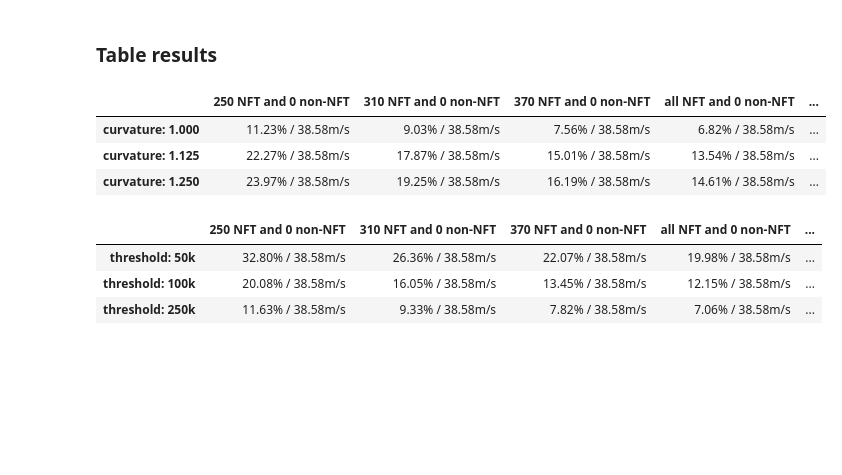
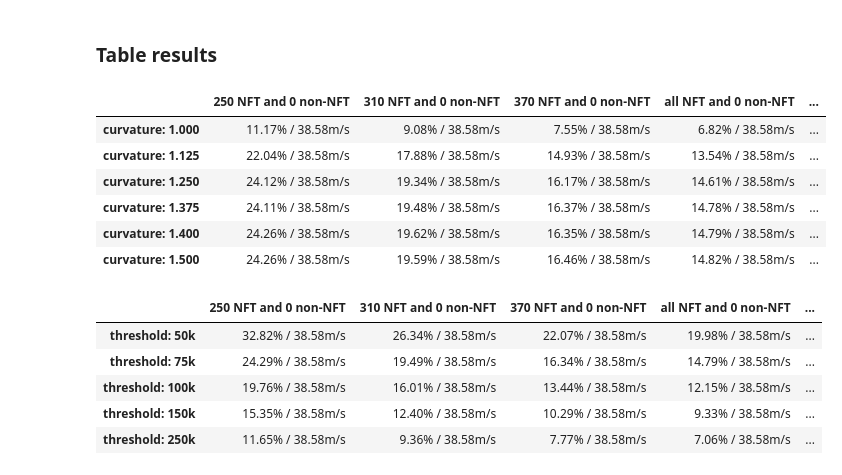
Before and after one commit to hoprnet/ct-research, a Jupyter notebook: ct-app/__simulations__/apy_comparison.ipynb, the cells around one changed output. Cells and saved outputs as stored; diff of their text form; code cells hidden in the pictures; blank space fills up the shorter version.

```diff
--- a/ct-app/__simulations__/apy_comparison.ipynb
+++ b/ct-app/__simulations__/apy_comparison.ipynb
@@ -14,7 +14,7 @@ def stake_transformation(values, slope, curvature, threshold):
 
     for x in values:
         if x <= 30e3:
-            transformed_stakes.append(1e-10)
+            transformed_stakes.append(1e-20)
         elif x <= threshold:
             f_x = slope * x
             transformed_stakes.append(f_x)
@@ -31,7 +31,7 @@ def compute_probabilities(stakes: list):
 def compute_rewards(probabilities: list, budget: int):
     return [p * budget for p in probabilities]
 
-def compute_apy(opt: dict, data: list, percentage: bool = False, average: bool = True):
+def compute_apy(opt: dict, data: list, percentage: bool = False, average: bool = True, on_stake: bool = False):
     transformed_stakes = stake_transformation(data, **opt["model_arguments"])
 
     probabilities = compute_probabilities(transformed_stakes)
@@ -43,7 +43,7 @@ def compute_apy(opt: dict, data: list, percentage: bool = False, average: bool =
     else:
         factor = 1
 
-    period_apy = [r / s for r, s in zip(rewards, transformed_stakes)]
+    period_apy = [r / s for r, s in zip(rewards, data if on_stake else transformed_stakes)]
     yearly_apy = [apy * 12 / opt["period_in_months"] * factor for apy in period_apy]
 
     apy = sum(yearly_apy) / len(yearly_apy) if average else yearly_apy
@@ -68,7 +68,6 @@ def probabilistic_apy(datas: list[list], options: list[dict], steps:int = 100):
 
     for idx, opt in enumerate(options):
         for _ in range(steps):
-
             stakes = []
             for data, count in zip(datas, opt["data_count"]):
                 if not count:
@@ -238,7 +237,7 @@ staking_info_nft_holders = list(raw_data[~condition]["actual_stake_x"])
 staking_info_non_nft_holders = list(raw_data[condition]["actual_stake_x"])
 staking_info_all = list(raw_data["actual_stake_x"])
 
-datas = [staking_info_nft_holders, staking_info_non_nft_holders, [500_000]]
+datas = [staking_info_nft_holders, staking_info_non_nft_holders, [500_000/0.041]]
 
 # aim for 15% APY
 prefered = {
@@ -259,25 +258,23 @@ prefered = {
 # %% [markdown]
 ### Economic model
 # %%
-options = [deepcopy(prefered) for _ in range(5)]
+prefered_vars = [deepcopy(prefered) for _ in range(5)]
 
-options[0]["data_count"] = [250, 0, 0]
-options[1]["data_count"] = [310, 0, 0]
-options[2]["data_count"] = [370, 0, 0]
-options[3]["data_count"] = ["all", 0, 0]
-options[4]["data_count"] = ["all", "all", 0]
+prefered_vars[0]["data_count"] = [250, 0, 0]
+prefered_vars[1]["data_count"] = [310, 0, 0]
+prefered_vars[2]["data_count"] = [370, 0, 0]
+prefered_vars[3]["data_count"] = ["all", 0, 0]
+prefered_vars[4]["data_count"] = ["all", "all", 0]
 
-for idx, opt in enumerate(options[:-1]):
+for idx, opt in enumerate(prefered_vars[:-1]):
     opt["legend"] = f"(month {idx})"
 
-options[-1]["legend"] = f"(long-term)"
+prefered_vars[-1]["legend"] = f"(long-term)"
 
-for idx, opt in enumerate(options):
+for idx, opt in enumerate(prefered_vars):
     opt["legend"] = f"{opt['data_count'][0]} NFT and {opt['data_count'][1]} non-NFT holders\n{opt['legend']}"
 
-
-
-generate_simulation_graph(datas, options, title=f"Realistic scenario: 250 node runners day 1 + 15/week\nbudget of {prefered['budget']/1000:.0f}k every {prefered['period_in_months']} month, ticket price at 0.001")
+generate_simulation_graph(datas, prefered_vars, title=f"Realistic scenario: 250 node runners day 1 + 15/week\nbudget of {prefered_vars[0]['budget']/1000:.0f}k every {prefered_vars[0]['period_in_months']} month, ticket price at 0.001")
 # %% [output]
 [figure]
 # %%
@@ -440,23 +437,26 @@ counts = [
 ]
 columns = [f"{count[0]} NFT and {count[1]} non-NFT" for count in counts]
 # %%
-curvatures = [1, 1.125, 1.25]
+curvatures = [1, 1.125, 1.25, 1.375, 1.4, 1.5]
 rows = [f"curvature: {curvature:.3f}" for curvature in curvatures]
 options = [deepcopy(prefered) for _ in range(len(curvatures))]
 
 for opt, curvature in zip(options, curvatures):
     opt["model_arguments"]["curvature"] = curvature
 
 df_combined = pd.DataFrame(generate_simulation_table(datas, options, counts)[2], rows, columns)
 
 display(df_combined)
 # %% [output]
 |  | 250 NFT and 0 non-NFT | 310 NFT and 0 non-NFT | 370 NFT and 0 non-NFT | all NFT and 0 non-NFT | ... |
-| curvature: 1.000 | 11.23% / 38.58m/s | 9.03% / 38.58m/s | 7.56% / 38.58m/s | 6.82% / 38.58m/s | ... |
-| curvature: 1.125 | 22.27% / 38.58m/s | 17.87% / 38.58m/s | 15.01% / 38.58m/s | 13.54% / 38.58m/s | ... |
-| curvature: 1.250 | 23.97% / 38.58m/s | 19.25% / 38.58m/s | 16.19% / 38.58m/s | 14.61% / 38.58m/s | ... |
+| curvature: 1.000 | 11.17% / 38.58m/s | 9.08% / 38.58m/s | 7.55% / 38.58m/s | 6.82% / 38.58m/s | ... |
+| curvature: 1.125 | 22.04% / 38.58m/s | 17.88% / 38.58m/s | 14.93% / 38.58m/s | 13.54% / 38.58m/s | ... |
+| curvature: 1.250 | 24.12% / 38.58m/s | 19.34% / 38.58m/s | 16.17% / 38.58m/s | 14.61% / 38.58m/s | ... |
+| curvature: 1.375 | 24.11% / 38.58m/s | 19.48% / 38.58m/s | 16.37% / 38.58m/s | 14.78% / 38.58m/s | ... |
+| curvature: 1.400 | 24.26% / 38.58m/s | 19.62% / 38.58m/s | 16.35% / 38.58m/s | 14.79% / 38.58m/s | ... |
+| curvature: 1.500 | 24.26% / 38.58m/s | 19.59% / 38.58m/s | 16.46% / 38.58m/s | 14.82% / 38.58m/s | ... |
 # %%
-thresholds = [50e3, 100e3, 250e3]
+thresholds = [50e3, 75e3, 100e3, 150e3, 250e3]
 rows = [f"threshold: {int(threshold/1e3)}k" for threshold in thresholds]
 options = [deepcopy(prefered) for _ in range(len(thresholds))]
 
@@ -468,9 +468,11 @@ df_combined = pd.DataFrame(generate_simulation_table(datas, options, counts)[2],
 display(df_combined)
 # %% [output]
 |  | 250 NFT and 0 non-NFT | 310 NFT and 0 non-NFT | 370 NFT and 0 non-NFT | all NFT and 0 non-NFT | ... |
-| threshold: 50k | 32.80% / 38.58m/s | 26.36% / 38.58m/s | 22.07% / 38.58m/s | 19.98% / 38.58m/s | ... |
-| threshold: 100k | 20.08% / 38.58m/s | 16.05% / 38.58m/s | 13.45% / 38.58m/s | 12.15% / 38.58m/s | ... |
-| threshold: 250k | 11.63% / 38.58m/s | 9.33% / 38.58m/s | 7.82% / 38.58m/s | 7.06% / 38.58m/s | ... |
+| threshold: 50k | 32.82% / 38.58m/s | 26.34% / 38.58m/s | 22.07% / 38.58m/s | 19.98% / 38.58m/s | ... |
+| threshold: 75k | 24.29% / 38.58m/s | 19.49% / 38.58m/s | 16.34% / 38.58m/s | 14.79% / 38.58m/s | ... |
+| threshold: 100k | 19.76% / 38.58m/s | 16.01% / 38.58m/s | 13.44% / 38.58m/s | 12.15% / 38.58m/s | ... |
+| threshold: 150k | 15.35% / 38.58m/s | 12.40% / 38.58m/s | 10.29% / 38.58m/s | 9.33% / 38.58m/s | ... |
+| threshold: 250k | 11.65% / 38.58m/s | 9.36% / 38.58m/s | 7.77% / 38.58m/s | 7.06% / 38.58m/s | ... |
 # %%
 ticket_prices = [0.0001, 0.0005, 0.001, 0.005, 0.01, 0.05]
 rows = [f"ticket price: {price}" for price in ticket_prices]
```
Also changed, not shown: parts of 4 cells of this notebook.
